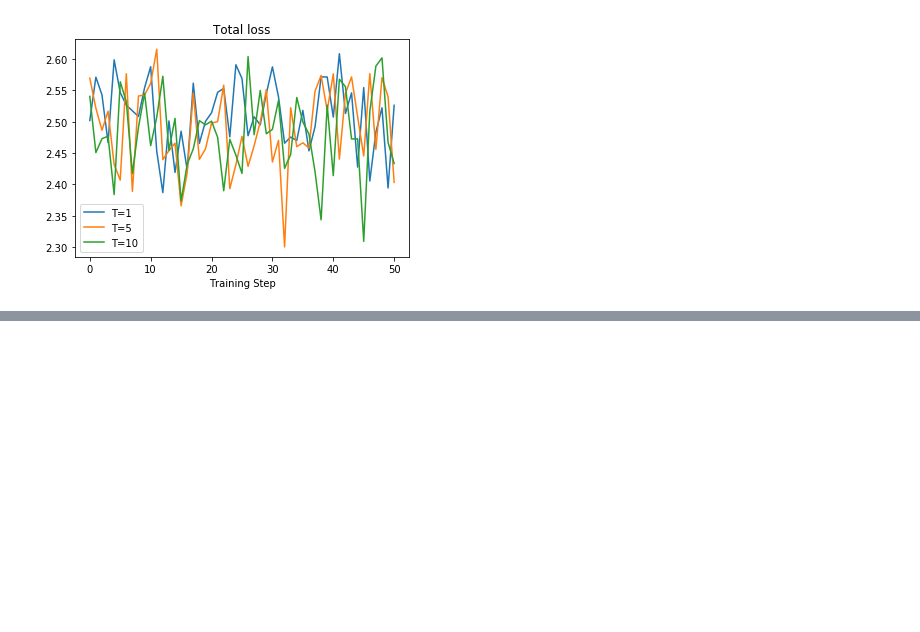
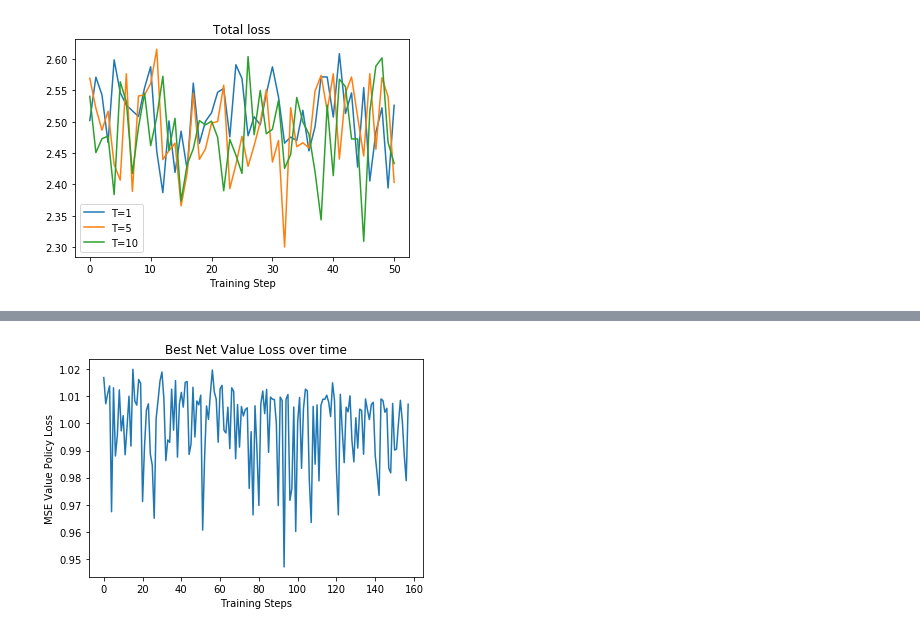
Before and after one commit to Akmalleo3/ConnectFour_AlphaZero, a Jupyter notebook: report/genPlots.ipynb, the cells around one changed output, grey strips where cells are left out. Saved outputs shown, nothing was run; the diff lists cells and outputs as text; code cells hidden in the pictures; blank space fills up the shorter version.

```diff
--- a/report/genPlots.ipynb
+++ b/report/genPlots.ipynb
@@ -448,0 +447,8 @@ pyplot.plot(range(158),final_val_loss)
+# %%
+pyplot.plot(range(158),final_val_loss)
+pyplot.xlabel("Training Steps")
+pyplot.ylabel("MSE Value Policy Loss")
+pyplot.title("Best Net Value Loss over time")
+pyplot.savefig("BestNetValLoss")
+# %% [output]
+[figure, added]
```
Also changed, not shown: parts of 4 cells of this notebook, 4 other files.
